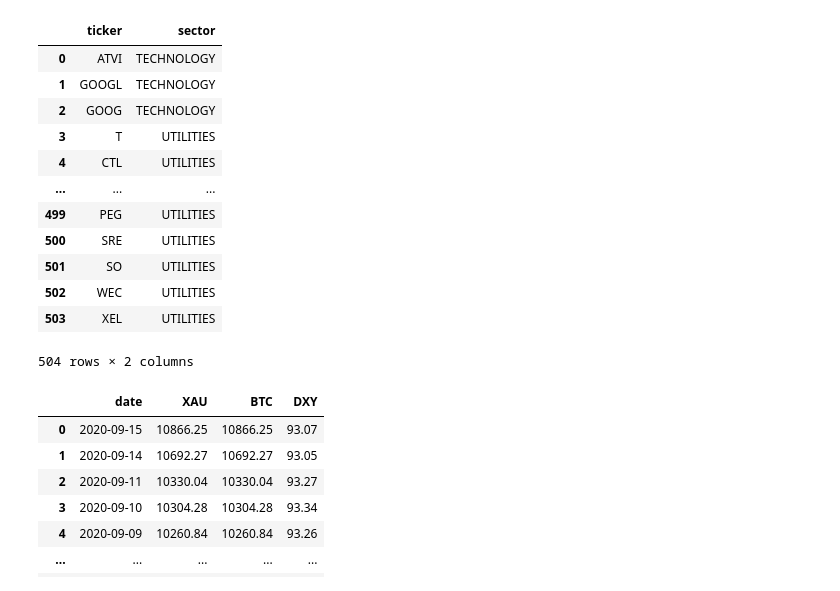
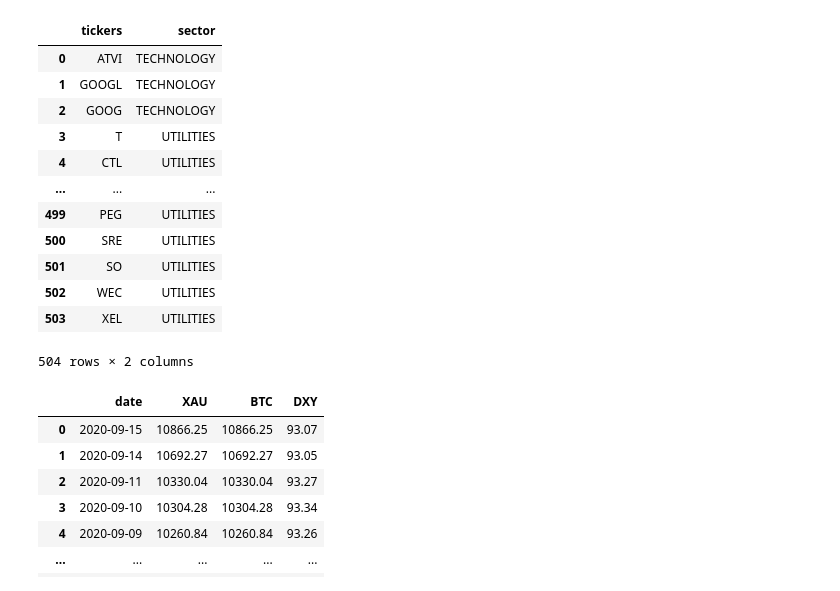
Before and after one commit to okarowolaju/birds_eye, a Jupyter notebook: birds_eye.ipynb, the cells around one changed output. Saved outputs shown, nothing was run; the diff lists cells and outputs as text; code cells hidden in the pictures.

```diff
--- a/birds_eye.ipynb
+++ b/birds_eye.ipynb
@@ -29,16 +29,16 @@ api = tradeapi.REST(
 # %%
 sectors_csv = Path("Resources/spy_etf_sectors.csv")
 sectors_df = pd.read_csv(sectors_csv)
 
 sectors_df = sectors_df.drop(columns=["Zacks\nG Sector", "\nCompany", "% of\nPortfolio"])
 
 sectors_df = sectors_df.rename(columns={
-    "\nTicker": "ticker",
+    "\nTicker": "tickers",
     "Russell\nSector": "sector"
 })
 sectors_df
 # %% [output]
-|  | ticker | sector |
+|  | tickers | sector |
 | 0 | ATVI | TECHNOLOGY |
 | 1 | GOOGL | TECHNOLOGY |
 | 2 | GOOG | TECHNOLOGY |
```
Also changed, not shown: parts of 8 cells of this notebook, 2 other files.
